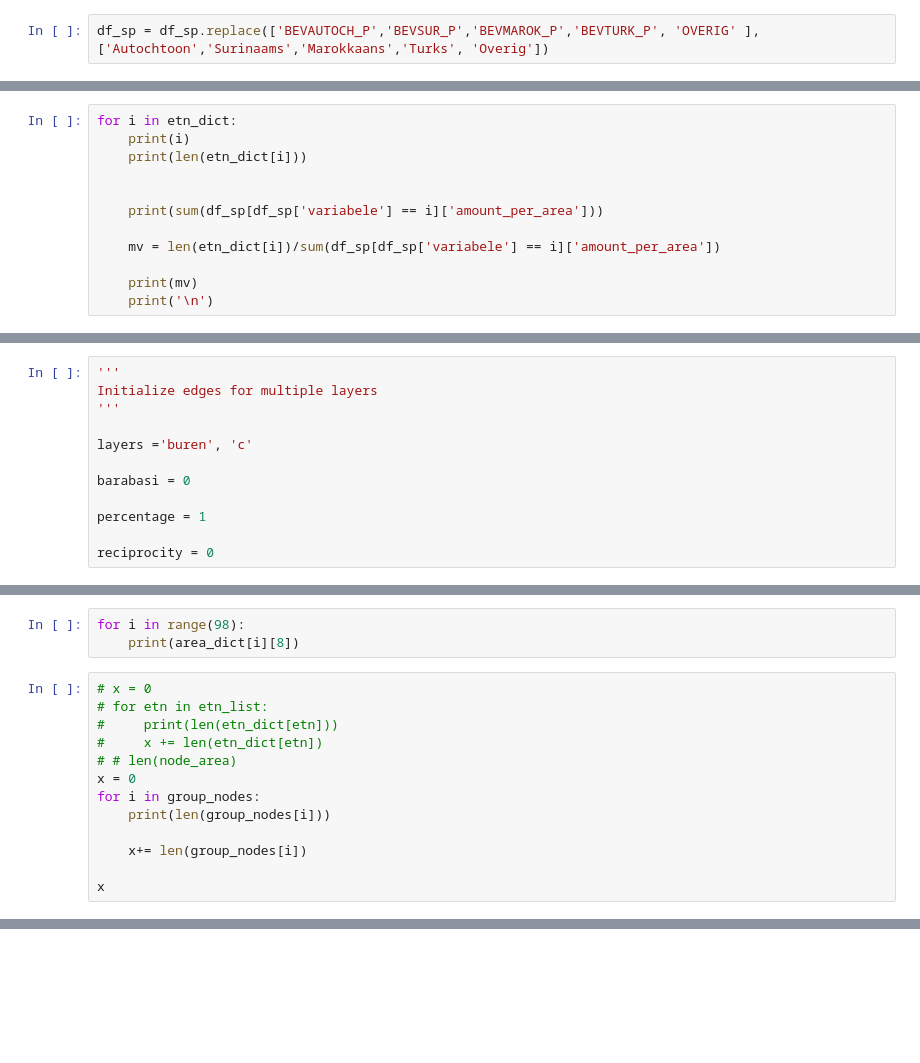
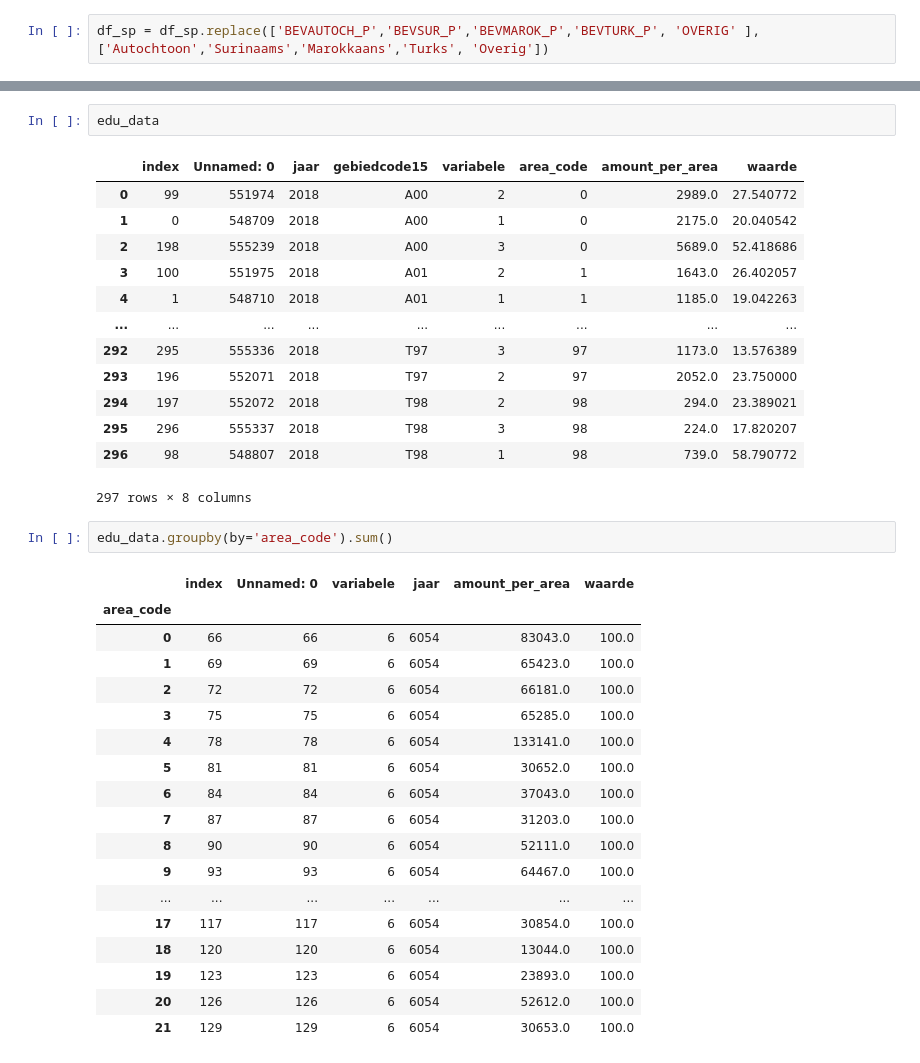
Before and after one commit to kamielgulpen/CLS-thesis, a Jupyter notebook: Notebooks/Spatial data.ipynb, the cells around one changed output, grey strips where cells are left out. Cells and saved outputs as stored; diff of their text form; blank space fills up the shorter version.

```diff
--- a/Notebooks/Spatial data.ipynb
+++ b/Notebooks/Spatial data.ipynb
@@ -244,12 +455,0 @@ NameError: name 'etn_dict' is not defined
-# %%
-for i in etn_dict:
-    print(i)
-    print(len(etn_dict[i]))
-
-
-    print(sum(df_sp[df_sp['variabele'] == i]['amount_per_area']))
-
-    mv = len(etn_dict[i])/sum(df_sp[df_sp['variabele'] == i]['amount_per_area'])
-
-    print(mv)
-    print('\n')
@@ -382,12 +455,0 @@ all_nodes, group_nodes, etn_dict = main.initialize_nodes(df_nodes, hash_dict)
-# %%
-'''
-Initialize edges for multiple layers
-'''
-
-layers ='buren', 'c'
-
-barabasi = 0
-
-percentage = 1
-
-reciprocity = 0
@@ -593,16 +455,0 @@ rehash_dict[8], rehash_dict[6]
-# %%
-for i in range(98):
-    print(area_dict[i][8])
-# %%
-# x = 0
-# for etn in etn_list:
-#     print(len(etn_dict[etn]))
-#     x += len(etn_dict[etn])
-# # len(node_area)
-x = 0
-for i in group_nodes:
-    print(len(group_nodes[i]))
-
-    x+= len(group_nodes[i])
-
-x
@@ -614,0 +507,37 @@ node_area[92303]
+# %%
+edu_data
+# %% [output]
+|  | index | Unnamed: 0 | jaar | gebiedcode15 | variabele | area_code | amount_per_area | waarde |
+| 0 | 99 | 551974 | 2018 | A00 | 2 | 0 | 2989.0 | 27.540772 |
+| 1 | 0 | 548709 | 2018 | A00 | 1 | 0 | 2175.0 | 20.040542 |
+| 2 | 198 | 555239 | 2018 | A00 | 3 | 0 | 5689.0 | 52.418686 |
+| 3 | 100 | 551975 | 2018 | A01 | 2 | 1 | 1643.0 | 26.402057 |
+| 4 | 1 | 548710 | 2018 | A01 | 1 | 1 | 1185.0 | 19.042263 |
+| ... | ... | ... | ... | ... | ... | ... | ... | ... |
+| 292 | 295 | 555336 | 2018 | T97 | 3 | 97 | 1173.0 | 13.576389 |
+| 293 | 196 | 552071 | 2018 | T97 | 2 | 97 | 2052.0 | 23.750000 |
+| 294 | 197 | 552072 | 2018 | T98 | 2 | 98 | 294.0 | 23.389021 |
+| 295 | 296 | 555337 | 2018 | T98 | 3 | 98 | 224.0 | 17.820207 |
+| 296 | 98 | 548807 | 2018 | T98 | 1 | 98 | 739.0 | 58.790772 |
+297 rows × 8 columns
+# %%
+edu_data.groupby(by='area_code').sum()
+# %% [output]
+|  | index | Unnamed: 0 | variabele | jaar | amount_per_area | waarde |
+| area_code |  |  |  |  |  |  |
+| 0 | 66 | 66 | 6 | 6054 | 83043.0 | 100.0 |
+| 1 | 69 | 69 | 6 | 6054 | 65423.0 | 100.0 |
+| 2 | 72 | 72 | 6 | 6054 | 66181.0 | 100.0 |
+| 3 | 75 | 75 | 6 | 6054 | 65285.0 | 100.0 |
+| 4 | 78 | 78 | 6 | 6054 | 133141.0 | 100.0 |
+| 5 | 81 | 81 | 6 | 6054 | 30652.0 | 100.0 |
+| 6 | 84 | 84 | 6 | 6054 | 37043.0 | 100.0 |
+| 7 | 87 | 87 | 6 | 6054 | 31203.0 | 100.0 |
+| 8 | 90 | 90 | 6 | 6054 | 52111.0 | 100.0 |
+| 9 | 93 | 93 | 6 | 6054 | 64467.0 | 100.0 |
+| ... | ... | ... | ... | ... | ... | ... |
+| 17 | 117 | 117 | 6 | 6054 | 30854.0 | 100.0 |
+| 18 | 120 | 120 | 6 | 6054 | 13044.0 | 100.0 |
+| 19 | 123 | 123 | 6 | 6054 | 23893.0 | 100.0 |
+| 20 | 126 | 126 | 6 | 6054 | 52612.0 | 100.0 |
+| 21 | 129 | 129 | 6 | 6054 | 30653.0 | 100.0 |
```
Also changed, not shown: parts of 54 cells of this notebook, 52 other files.
